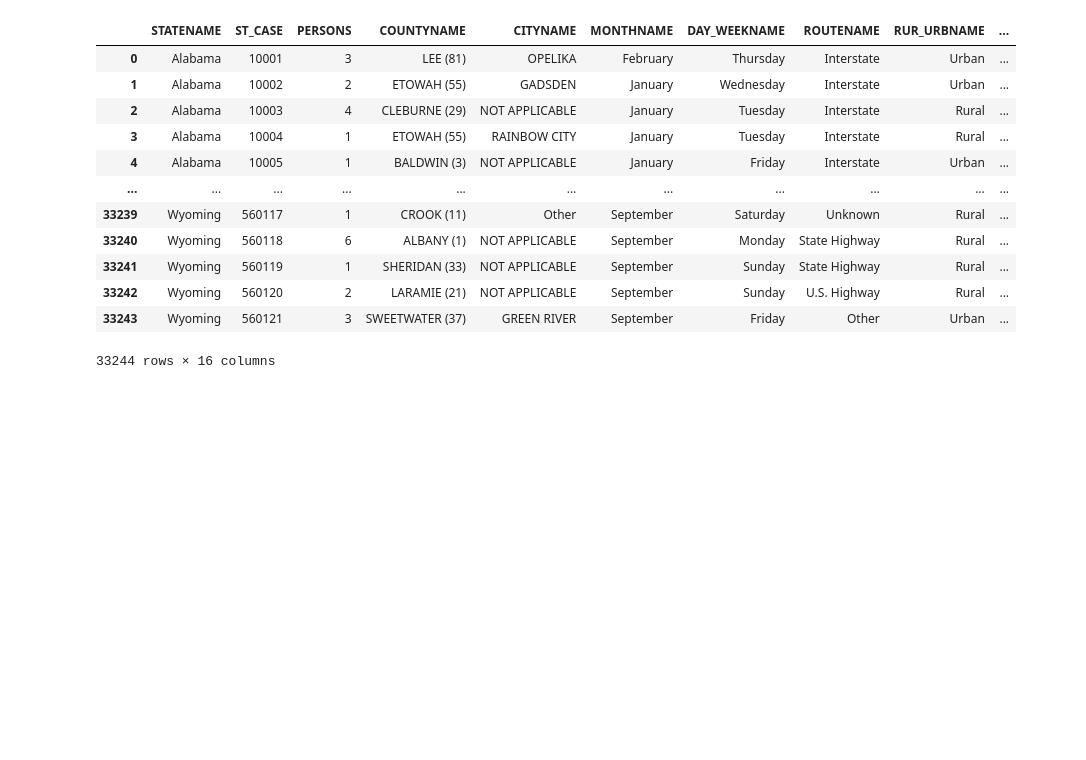
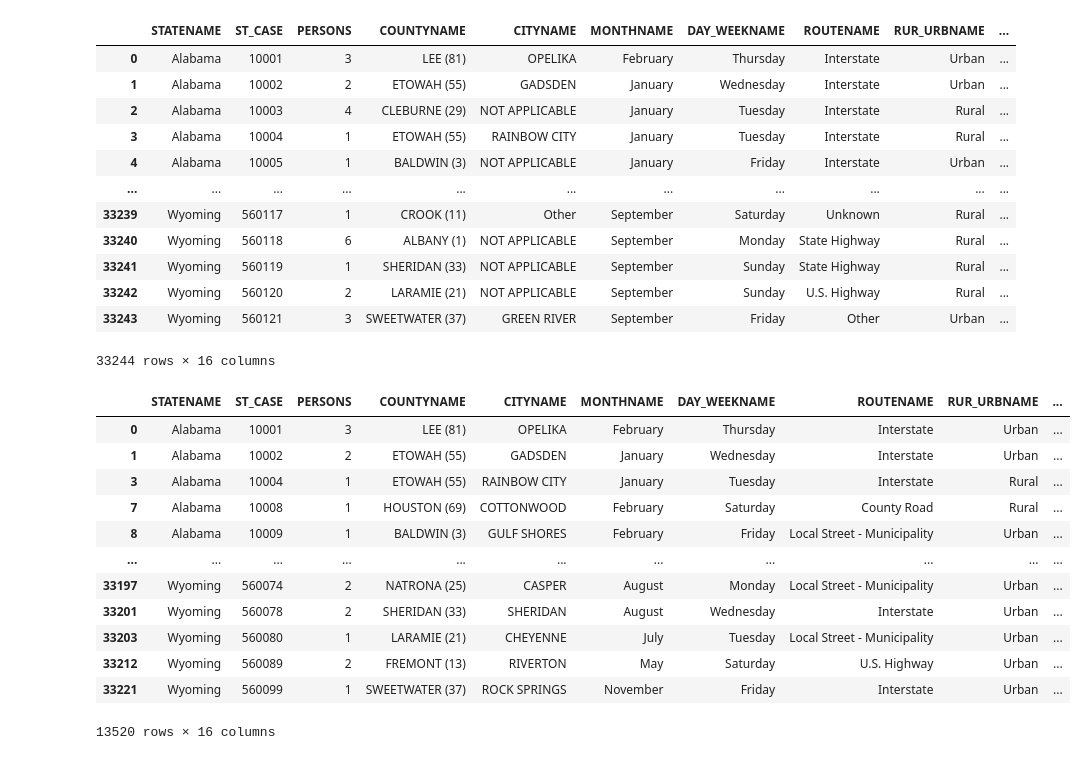
Before and after one commit to tommyjohnny36/Crash-Dummies-2.0, a Jupyter notebook: accidents.ipynb, the cells around one changed output. Cells and saved outputs as stored; diff of their text form; code cells hidden in the pictures; blank space fills up the shorter version.

```diff
--- a/accidents.ipynb
+++ b/accidents.ipynb
@@ -54,3 +55,21 @@ accident_df
 | 33242 | Wyoming | 560120 | 2 | LARAMIE (21) | NOT APPLICABLE | September | Sunday | U.S. Highway | Rural | ... |
 | 33243 | Wyoming | 560121 | 3 | SWEETWATER (37) | GREEN RIVER | September | Friday | Other | Urban | ... |
 33244 rows × 16 columns
+# %%
+# Clean the dataframe
+accidents_df = accident_df[~accident_df.isin(["NOT APPLICABLE", "Not Reported", "Unknown", "Other"]).any(axis=1)]
+accidents_df
+# %% [output]
+|  | STATENAME | ST_CASE | PERSONS | COUNTYNAME | CITYNAME | MONTHNAME | DAY_WEEKNAME | ROUTENAME | RUR_URBNAME | ... |
+| 0 | Alabama | 10001 | 3 | LEE (81) | OPELIKA | February | Thursday | Interstate | Urban | ... |
+| 1 | Alabama | 10002 | 2 | ETOWAH (55) | GADSDEN | January | Wednesday | Interstate | Urban | ... |
+| 3 | Alabama | 10004 | 1 | ETOWAH (55) | RAINBOW CITY | January | Tuesday | Interstate | Rural | ... |
+| 7 | Alabama | 10008 | 1 | HOUSTON (69) | COTTONWOOD | February | Saturday | County Road | Rural | ... |
+| 8 | Alabama | 10009 | 1 | BALDWIN (3) | GULF SHORES | February | Friday | Local Street - Municipality | Urban | ... |
+| ... | ... | ... | ... | ... | ... | ... | ... | ... | ... | ... |
+| 33197 | Wyoming | 560074 | 2 | NATRONA (25) | CASPER | August | Monday | Local Street - Municipality | Urban | ... |
+| 33201 | Wyoming | 560078 | 2 | SHERIDAN (33) | SHERIDAN | August | Wednesday | Interstate | Urban | ... |
+| 33203 | Wyoming | 560080 | 1 | LARAMIE (21) | CHEYENNE | July | Tuesday | Local Street - Municipality | Urban | ... |
+| 33212 | Wyoming | 560089 | 2 | FREMONT (13) | RIVERTON | May | Saturday | U.S. Highway | Urban | ... |
+| 33221 | Wyoming | 560099 | 1 | SWEETWATER (37) | ROCK SPRINGS | November | Friday | Interstate | Urban | ... |
+13520 rows × 16 columns
```
Also changed, not shown: parts of 1 cell of this notebook, 1 other file.
